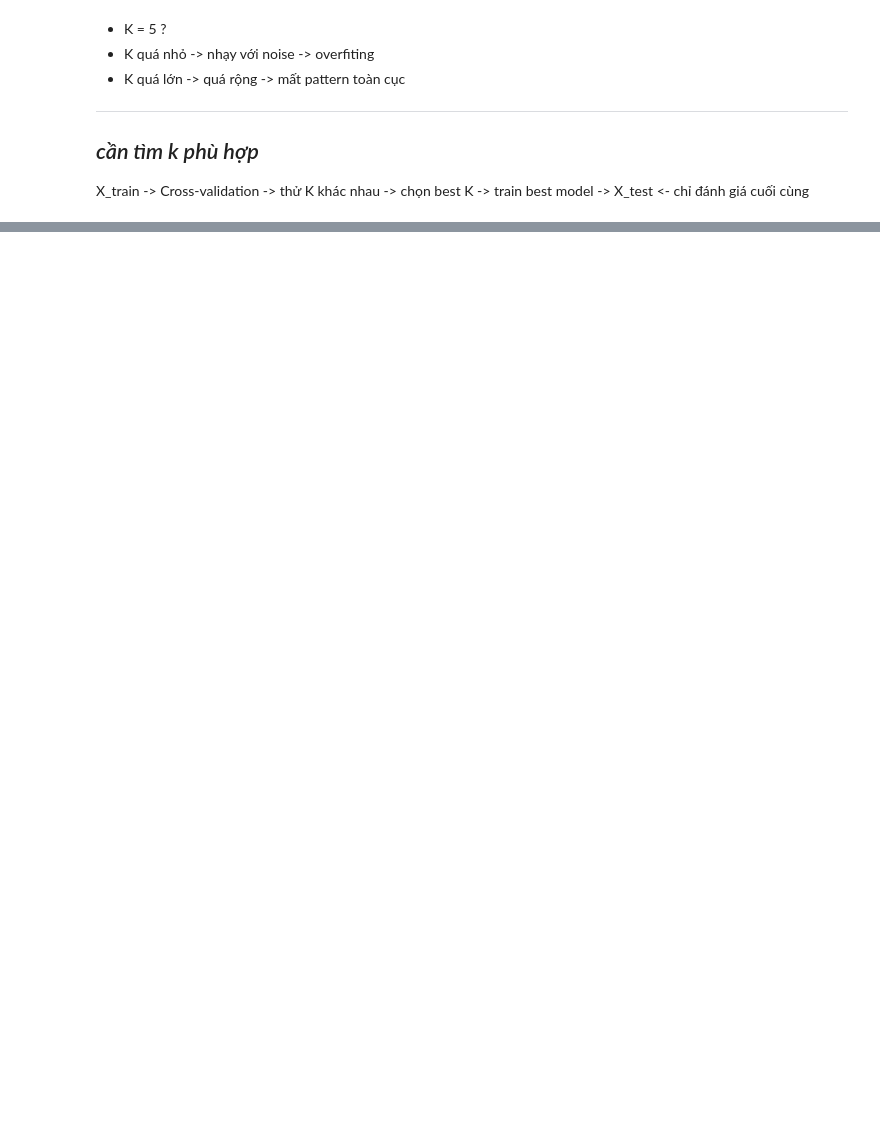
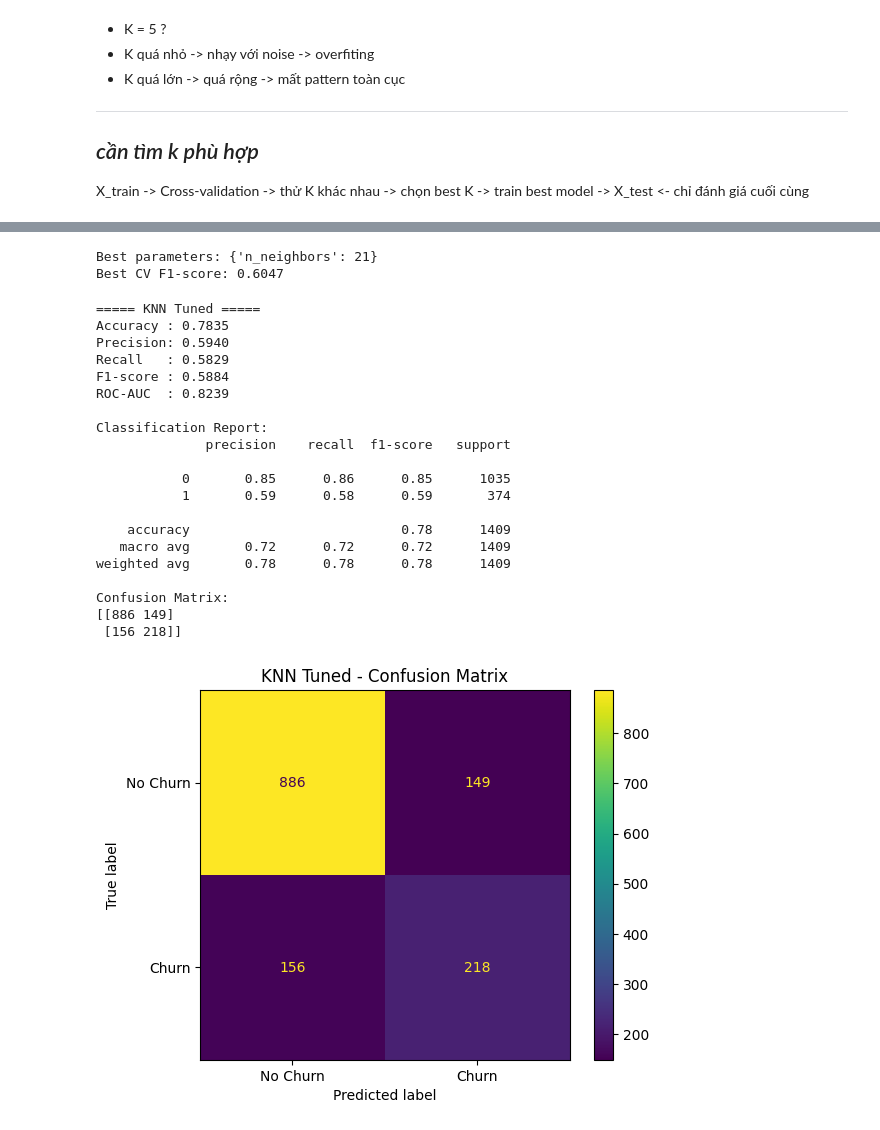
Before and after one commit to huynhthu214/Telco-Churn-DM, a Jupyter notebook: notebook/02_Modeling_Models.ipynb, the cells around one changed output, grey strips where cells are left out. Drawn from its saved outputs; the diff is of its cells as text; code cells hidden in the pictures; blank space fills up the shorter version.

```diff
--- a/notebook/02_Modeling_Models.ipynb
+++ b/notebook/02_Modeling_Models.ipynb
@@ -131,8 +131,8 @@ print("Shape alignment OK")
 # %% [output]
 Shape alignment OK
 # %%
-y_train = y_train.squeeze()
-y_test = y_test.squeeze()
+# y_train = y_train.squeeze()
+# y_test = y_test.squeeze()
 
-print("y_train shape:", y_train.shape)
-print("y_test shape :", y_test.shape)
+# print("y_train shape:", y_train.shape)
+# print("y_test shape :", y_test.shape)
@@ -551,0 +359,54 @@ plt.show()
+# %%
+param_grid_knn = {
+    "n_neighbors": [3, 5, 7, 9, 11, 15, 21, 25]
+}
+
+grid_knn = GridSearchCV(
+    estimator=KNeighborsClassifier(),
+    param_grid=param_grid_knn,
+    scoring="f1",
+    cv=5,
+    n_jobs=-1
+)
+
+grid_knn.fit(X_train, y_train);
+# %%
+print("Best parameters:", grid_knn.best_params_)
+print(f"Best CV F1-score: {grid_knn.best_score_:.4f}")
+# %% [output]
+Best parameters: {'n_neighbors': 21}
+Best CV F1-score: 0.6047
+# %%
+best_knn = grid_knn.best_estimator_
+
+y_predict_knn_tuned = best_knn.predict(X_test)
+y_prob_knn_tuned = best_knn.predict_proba(X_test)[:, 1]
+# %%
+knn_tuned_result = evaluate_model( # danh gia mo hinh
+    y_test,
+    y_predict_knn_tuned,
+    y_prob_knn_tuned,
+    "KNN Tuned"
+)
+# %% [output]
+===== KNN Tuned =====
+Accuracy : 0.7835
+Precision: 0.5940
+Recall   : 0.5829
+F1-score : 0.5884
+ROC-AUC  : 0.8239
+
+Classification Report:
+              precision    recall  f1-score   support
+
+           0       0.85      0.86      0.85      1035
+           1       0.59      0.58      0.59       374
+
+    accuracy                           0.78      1409
+   macro avg       0.72      0.72      0.72      1409
+weighted avg       0.78      0.78      0.78      1409
+
+Confusion Matrix:
+[[886 149]
+ [156 218]]
+[figure, added]
```
Also changed, not shown: parts of 25 cells of this notebook.
